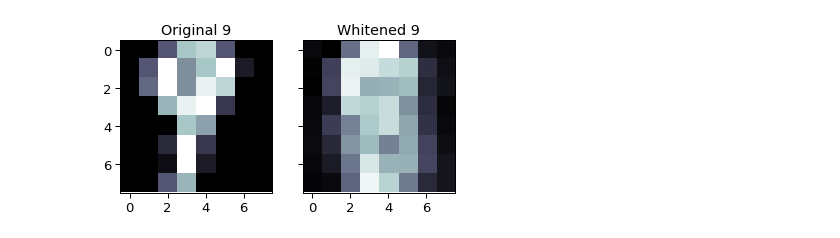
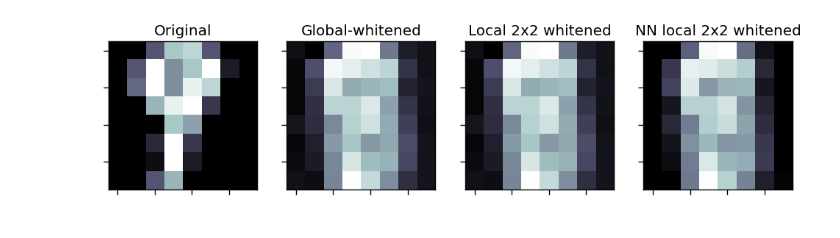
Before and after one commit to lyndond/frame_whitening, a Jupyter notebook: figures_new/convolutional.ipynb, the cells around one changed output. Saved outputs shown, nothing was run; the diff lists cells and outputs as text; code cells hidden in the pictures.

```diff
--- a/figures_new/convolutional.ipynb
+++ b/figures_new/convolutional.ipynb
@@ -16,7 +16,7 @@ mu = data.data.mean(0, keepdims=True)
 X0 = data.data - mu
 
 I = np.eye(X0.shape[1])
-alpha = 0.0001
+alpha = 0.00001
 
 # whiten X0
 Cxx = np.cov(X0.T)
@@ -26,9 +26,9 @@ L = np.clip(L, 0, np.inf) + alpha
 L_inv_sqrt = np.diag(np.sqrt(1 / L))
 Mw = V @ L_inv_sqrt @ V.T
 
-X = X0 @ Mw
-Cww = np.cov(X.T)
+Xw0 = X0 @ Mw
+Cww0 = np.cov(Xw0.T)
 
-W64 = fw.normalize_frame(np.random.randn(64, 64*(64+1)//2))
+# W64 = fw.normalize_frame(np.random.randn(64, 64*(64+1)//2))
 Lxx = np.linalg.cholesky(alpha * I + Cxx)
-g, g_all, errors, variances = sim.simulate([Lxx], W64, 0, 5000, .01, g0=None, online=False, seed=42069)
+# g, g_all, errors, variances = sim.simulate([Lxx], W64, 0, 5000, .01, g0=None, online=False, seed=42069)
@@ -35,11 +87,24 @@ g, g_all, errors, variances = sim.simulate([Lxx], W64, 0, 5000, .01, g0=None, on
+# %%
+g, g_all, errors, variances = sim.simulate([Lxx], W, 0, 5000, .01, g0=None, online=False, seed=42069, clamp=False)
+M = np.linalg.inv(I + W @ np.diag(np.squeeze(g))@W.T)
+
+g, g_all, errors, variances = sim.simulate([Lxx], W, 0, 5000, .01, g0=None, online=False, seed=42069, clamp=True)
+Mnn = np.linalg.inv(I + W @ np.diag(np.squeeze(g))@W.T)
+# %%
+Xw = X0 @ M
+Xwnn = X0 @ Mnn
 # %%
 with sns.plotting_context("paper", font_scale=1.5):
-    fig, ax = plt.subplots(1, 2, figsize=(6, 3), sharex="all", sharey="all")
+    fig, ax = plt.subplots(1, 4, figsize=(12, 6), sharex="all", sharey="all")
     idx = 69
     ax[0].imshow(X0[idx].reshape(8, 8) + mu.reshape(8, 8), cmap="bone")
-    ax[1].imshow(X[idx].reshape(8, 8) + mu.reshape(8, 8), cmap="bone")
+    ax[1].imshow(Xw[idx].reshape(8, 8) + mu.reshape(8, 8), cmap="bone")
+    ax[2].imshow(Xw[idx].reshape(8, 8) + mu.reshape(8, 8), cmap="bone")
+    ax[3].imshow(Xwnn[idx].reshape(8, 8) + mu.reshape(8, 8), cmap="bone")
 
-    ax[0].set(title=f"Original {data.target[idx]}")
-    ax[1].set(title=f"Whitened {data.target[idx]}")
+    ax[0].set(title=f"Original", xticklabels=[], yticklabels=[])
+    ax[1].set(title=f"Global-whitened")
+    ax[2].set(title=f"Local {h}x{w} whitened")
+    ax[3].set(title=f"NN local {h}x{w} whitened")
 # %% [output]
-[figure, old version]
+[figure, new version]
```
Also changed, not shown: parts of 1 cell of this notebook, 6 other files.
